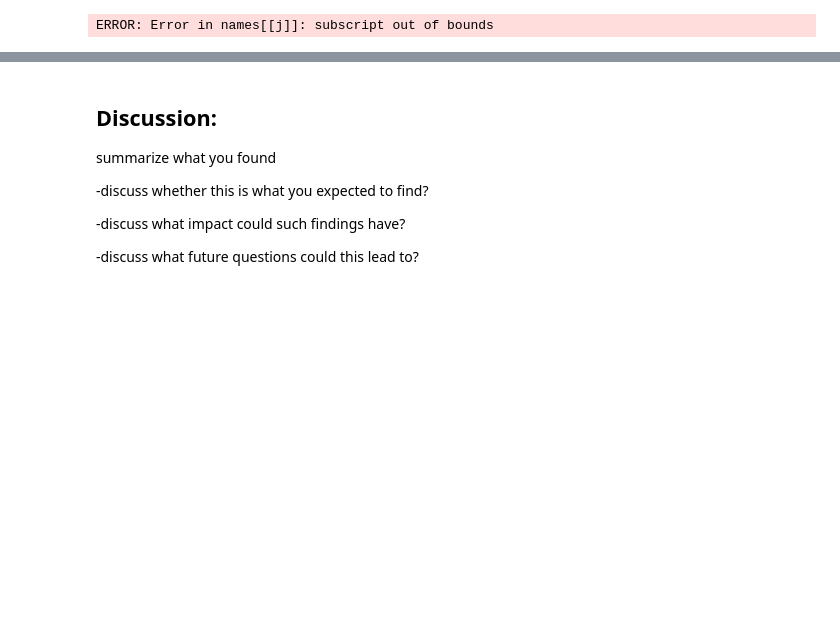
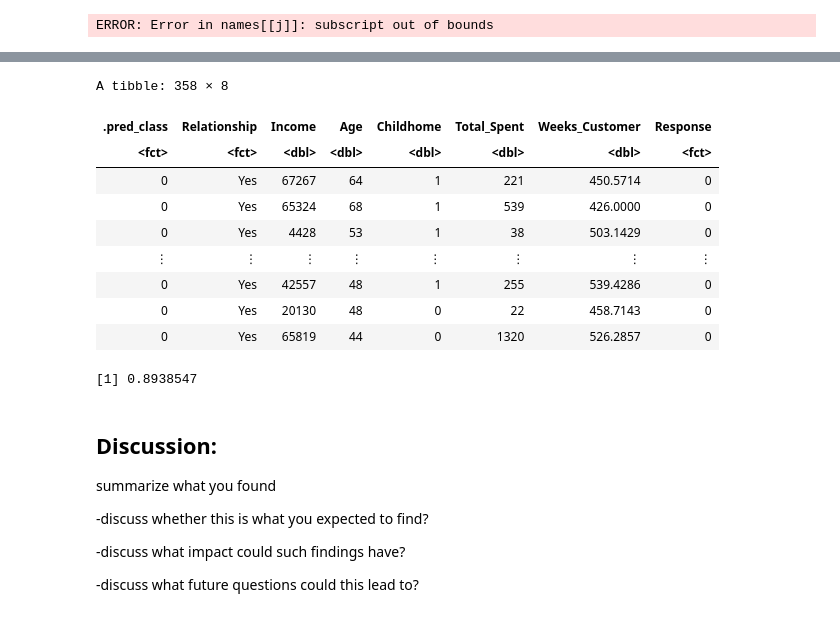
Before and after one commit to nchan315/DSCI_100_007_16_Project, a Jupyter notebook: Project.ipynb, the cells around one changed output, grey strips where cells are left out. Cells and saved outputs as stored; diff of their text form; code cells hidden in the pictures; blank space fills up the shorter version.

```diff
--- a/Project.ipynb
+++ b/Project.ipynb
@@ -423,3 +396,38 @@ We observe no discernible relation between age, total money spent in the store,
+# %%
+knn_best_spec <- nearest_neighbor(weight_func = "rectangular", neighbors = 10) |>
+    set_engine("kknn") |>
+    set_mode("classification")
+
+store_yes_fit <- workflow() |>
+    add_recipe(store_yes_recipe) |>
+    add_model(knn_best_spec) |>
+    fit(data = store_data_yes_train)
+# %%
+store_yes_predictions <- predict(store_yes_fit, store_data_yes_test) |>
+    bind_cols(store_data_yes_test)
+
+store_yes_predictions
+# %% [output]
+A tibble: 358 × 8
+| .pred_class | Relationship | Income | Age | Childhome | Total_Spent | Weeks_Customer | Response |
+| <fct> | <fct> | <dbl> | <dbl> | <dbl> | <dbl> | <dbl> | <fct> |
+| 0 | Yes | 67267 | 64 | 1 | 221 | 450.5714 | 0 |
+| 0 | Yes | 65324 | 68 | 1 | 539 | 426.0000 | 0 |
+| 0 | Yes | 4428 | 53 | 1 | 38 | 503.1429 | 0 |
+| ⋮ | ⋮ | ⋮ | ⋮ | ⋮ | ⋮ | ⋮ | ⋮ |
+| 0 | Yes | 42557 | 48 | 1 | 255 | 539.4286 | 0 |
+| 0 | Yes | 20130 | 48 | 0 | 22 | 458.7143 | 0 |
+| 0 | Yes | 65819 | 44 | 0 | 1320 | 526.2857 | 0 |
+# %%
+store_yes_accuracy <- store_yes_predictions |>
+    metrics(truth = Response, estimate = .pred_class) |>
+    select(.metric, .estimate) |>
+    head(1) |>
+    pull()
+
+store_yes_accuracy
+# %% [output]
+[1] 0.8938547
 # %% [markdown]
 ## Discussion:
 summarize what you found
```
Also changed, not shown: parts of 20 cells of this notebook.
